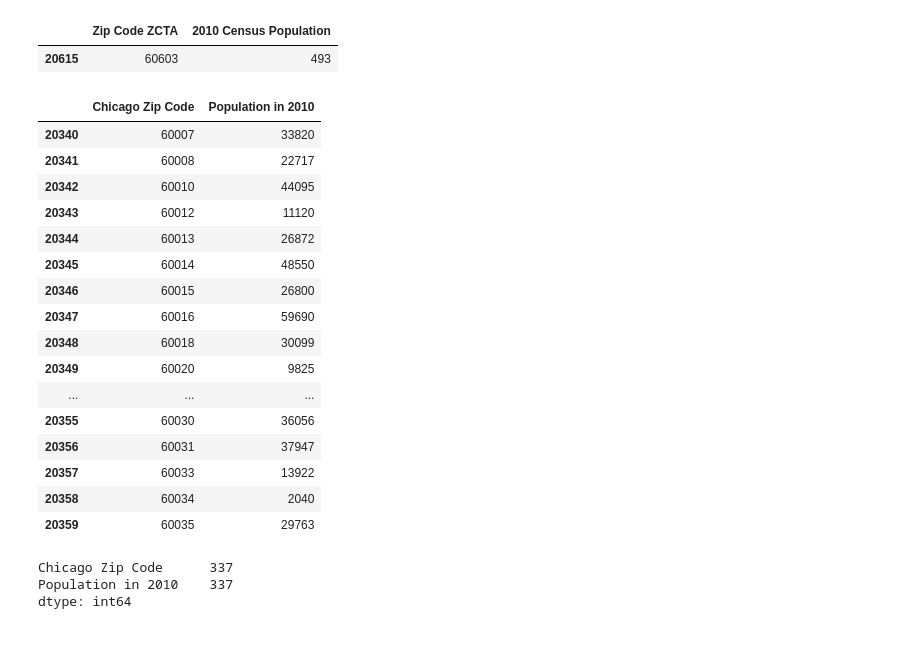
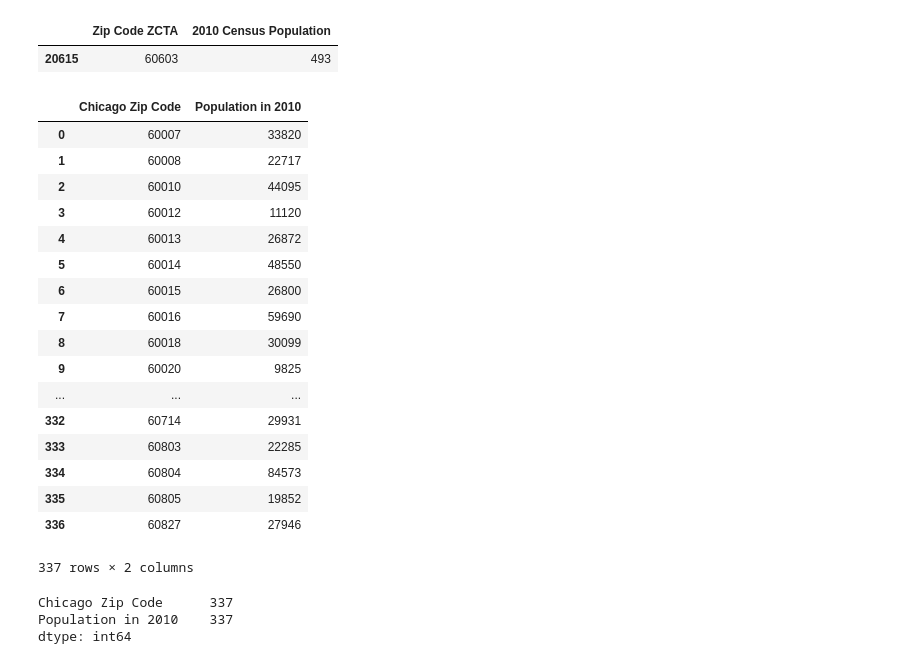
Before and after one commit to prathyushachalla/FindMyCoffeewithGIS, a Jupyter notebook: Population_by_zipcode.ipynb, the cells around one changed output. Drawn from its saved outputs; the diff is of its cells as text; code cells hidden in the pictures.

```diff
--- a/Population_by_zipcode.ipynb
+++ b/Population_by_zipcode.ipynb
@@ -51,25 +49,28 @@ chicago_zip = pop_by_zip_df.loc[(pop_by_zip_df['Zip Code ZCTA'] >= 60007) & (pop
 # Change column titles
 chicago_pop_df = chicago_zip.rename(columns={"Zip Code ZCTA":"Chicago Zip Code",
                                                "2010 Census Population":"Population in 2010"})
-chicago_pop_df.head(20)
+# chicago_pop_df.head(20)
-# %% [output]
-|  | Chicago Zip Code | Population in 2010 |
-| 20340 | 60007 | 33820 |
-| 20341 | 60008 | 22717 |
-| 20342 | 60010 | 44095 |
-| 20343 | 60012 | 11120 |
-| 20344 | 60013 | 26872 |
-| 20345 | 60014 | 48550 |
-| 20346 | 60015 | 26800 |
-| 20347 | 60016 | 59690 |
-| 20348 | 60018 | 30099 |
-| 20349 | 60020 | 9825 |
-| ... | ... | ... |
-| 20355 | 60030 | 36056 |
-| 20356 | 60031 | 37947 |
-| 20357 | 60033 | 13922 |
-| 20358 | 60034 | 2040 |
-| 20359 | 60035 | 29763 |
+# %%
+chicago_pop_df.reset_index(drop=True)
+# %% [output]
+|  | Chicago Zip Code | Population in 2010 |
+| 0 | 60007 | 33820 |
+| 1 | 60008 | 22717 |
+| 2 | 60010 | 44095 |
+| 3 | 60012 | 11120 |
+| 4 | 60013 | 26872 |
+| 5 | 60014 | 48550 |
+| 6 | 60015 | 26800 |
+| 7 | 60016 | 59690 |
+| 8 | 60018 | 30099 |
+| 9 | 60020 | 9825 |
+| ... | ... | ... |
+| 332 | 60714 | 29931 |
+| 333 | 60803 | 22285 |
+| 334 | 60804 | 84573 |
+| 335 | 60805 | 19852 |
+| 336 | 60827 | 27946 |
+337 rows × 2 columns
 # %%
 chicago_pop_df.count()
 # %% [output]
```
Also changed, not shown: parts of 13 cells of this notebook.
